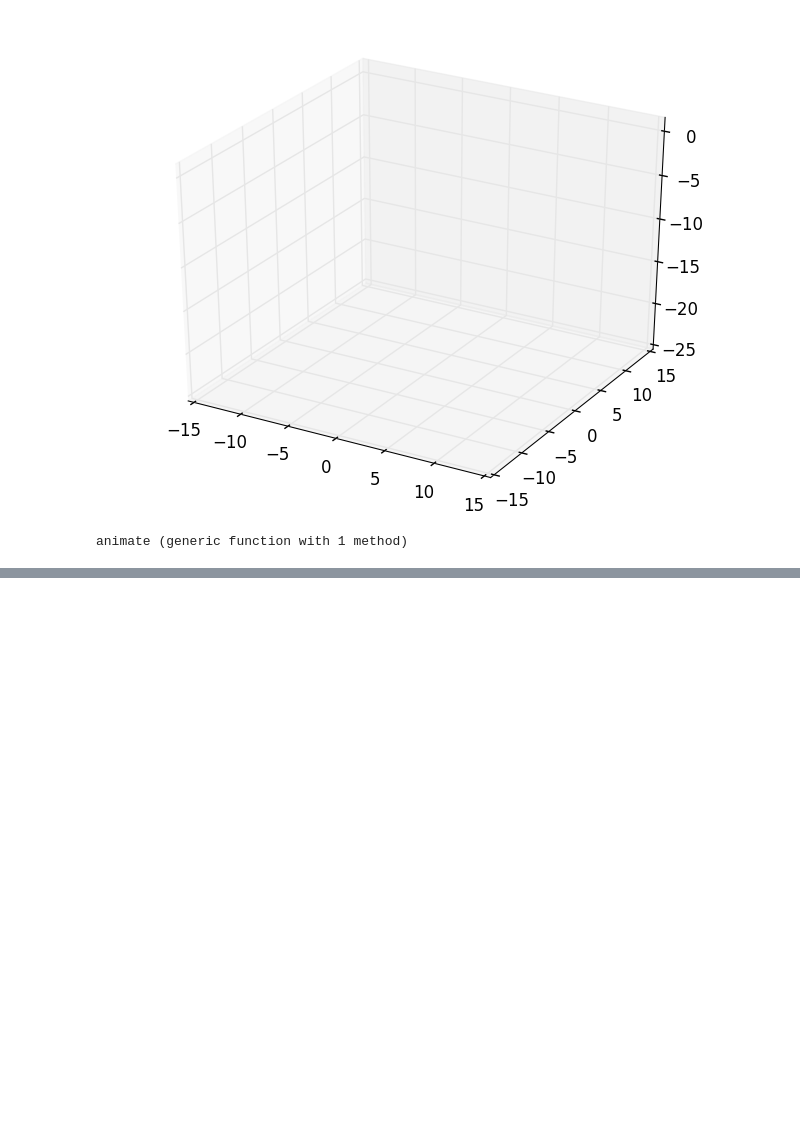
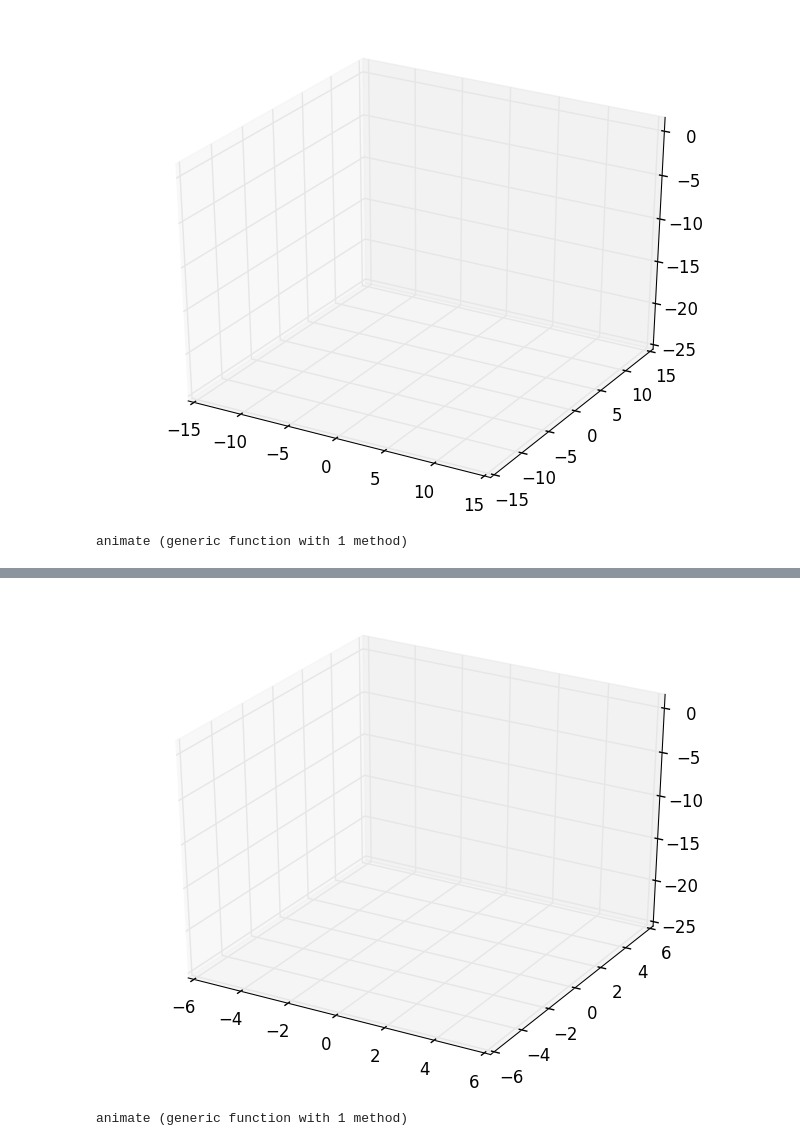
Before and after one commit to GX-Calva-Garcia/Proyecto-Final, a Jupyter notebook: pendulo2.ipynb, the cells around one changed output, grey strips where cells are left out. Cells and saved outputs as stored; diff of their text form; code cells hidden in the pictures; blank space fills up the shorter version.

```diff
--- a/pendulo2.ipynb
+++ b/pendulo2.ipynb
@@ -396,0 +410,11 @@ base64(open(readbytes,"pendulo_foucault4.mp4")),"""" type="video/mp4"></video>""
+# %%
+function reduccion(q,n)
+    Q = [q[1]]
+    for i in 1:length(q)
+        a = i/n
+        if a == int(a)
+            push!(Q,q[i])
+        end
+    end
+    Q
+end
@@ -396,0 +427,6 @@ base64(open(readbytes,"pendulo_foucault4.mp4")),"""" type="video/mp4"></video>""
+# %%
+X = reduccion(q[:,1],1000)
+Y = reduccion(q[:,2],1000)
+T₁ = trayectoria(X)
+T₂ = trayectoria(Y)
+length(X)
@@ -396,0 +435,3 @@ base64(open(readbytes,"pendulo_foucault4.mp4")),"""" type="video/mp4"></video>""
+# %%
+z = [sqrt(20^2 - X[i]^2 - Y[i]^2) for i in 1:length(X)]
+trayectoria_z = trayectoria(z);
@@ -396,0 +440,57 @@ base64(open(readbytes,"pendulo_foucault4.mp4")),"""" type="video/mp4"></video>""
+# %%
+fig = plt.figure()
+ax = subplot(111, projection="3d", xlim=(-6, 6), ylim=(-6, 6), zlim=(-25,1))
+
+global line1 = ax[:plot]([], [], "mo", lw=2)[1]
+global line2 = ax[:plot]([], [], [], "m")[1]
+global line3 = ax[:plot]([], [], [], "go", lw=2)[1]
+global line4 = ax[:plot]([], [], [], "g")[1]
+
+# Inicialización
+function init()
+    global line1
+    global line2
+    global line3
+    global line4
+
+    line1[:set_data]([], [])
+    line1[:set_3d_properties]([])
+
+    line2[:set_data]([], [])
+    line2[:set_3d_properties]([])
+
+    line3[:set_data]([], [])
+    line3[:set_3d_properties]([])
+
+    line4[:set_data]([], [])
+    line4[:set_3d_properties]([])
+
+
+    return ([line1, line2, line3, line4],None)
+end
+
+function animate(i)
+    global line1
+    global line2
+    global line3
+    global line4
+
+    # i+1 para que i=0 sea x[1]
+
+    line1[:set_data]([X[i+1]],[Y[i+1]])
+    line1[:set_3d_properties](-z[i+1])
+
+    line2[:set_data](T₁[i+1],T₂[i+1])
+    line2[:set_3d_properties](-trayectoria_z[i+1])
+
+    line3[:set_data](0,0)
+    line3[:set_3d_properties](0)
+
+    line4[:set_data]([0, X[i+1]],[0, Y[i+1]])
+    line4[:set_3d_properties]([0,-z[i+1]])
+
+    return ([line1,line2,line3,line4],None)
+end
+# %% [output]
+[figure, added]
+animate (generic function with 1 method)
```
Also changed, not shown: parts of 14 cells of this notebook, 1 other file.
